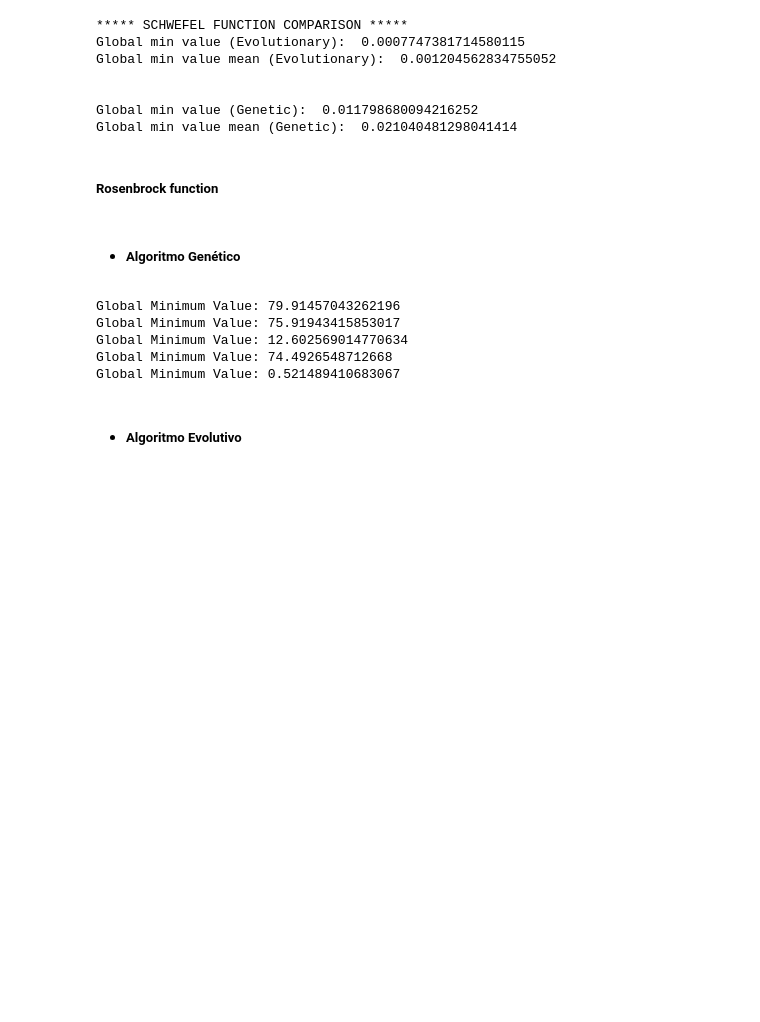
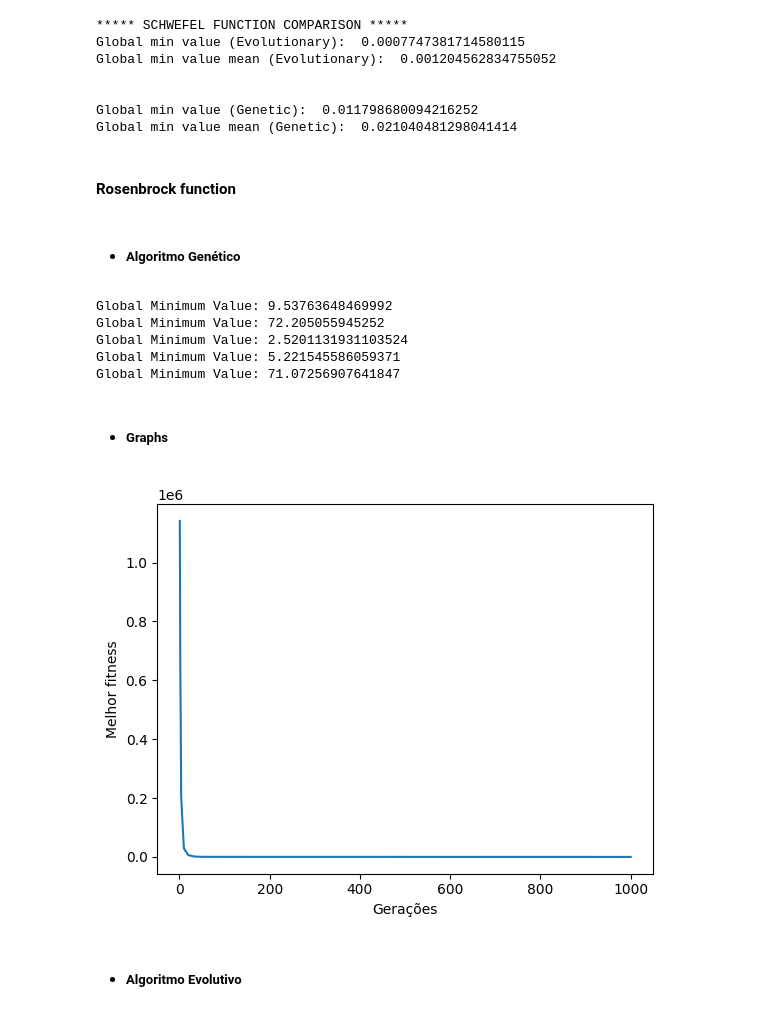
Before and after one commit to CaiolBarreto/function-optimization, a Jupyter notebook: main.ipynb, the cells around one changed output. Saved outputs shown, nothing was run; the diff lists cells and outputs as text; code cells hidden in the pictures; blank space fills up the shorter version.

```diff
--- a/main.ipynb
+++ b/main.ipynb
@@ -206,7 +263,7 @@ Global min value mean (Evolutionary):  0.001204562834755052
 Global min value (Genetic):  0.011798680094216252
 Global min value mean (Genetic):  0.021040481298041414
 # %% [markdown]
-##### Rosenbrock function
+#### Rosenbrock function
 # %%
 min_value, max_value = -5, 10
 rosenbrock_min_values_genetic = []
@@ -226,15 +283,34 @@ params = {
 # %% [markdown]
 - ##### Algoritmo Genético
 # %%
+lower_min_global = float('inf')
+lower_min_fitness_array = []
+
+
 for i in range(NUMBER_OF_EXECUTIONS):
-   global_min_value = genetic_algorithm(**params)
+   global_min_value, best_generations_fitness_array = genetic_algorithm(**params)
    rosenbrock_min_values_genetic.append(global_min_value)
+
+   if global_min_value < lower_min_global:
+      lower_min_global = global_min_value
+      lower_min_fitness_array = best_generations_fitness_array
 # %% [output]
-Global Minimum Value: 79.91457043262196
-Global Minimum Value: 75.91943415853017
-Global Minimum Value: 12.602569014770634
-Global Minimum Value: 74.4926548712668
-Global Minimum Value: 0.521489410683067
+Global Minimum Value: 9.53763648469992
+Global Minimum Value: 72.205055945252
+Global Minimum Value: 2.5201131931103524
+Global Minimum Value: 5.221545586059371
+Global Minimum Value: 71.07256907641847
+# %% [markdown]
+- ##### Graphs
+# %%
+plt.plot(axis_value, lower_min_fitness_array)
+
+plt.xlabel('Gerações')
+plt.ylabel('Melhor fitness')
+
+plt.show()
+# %% [output]
+[figure, added]
 # %% [markdown]
 - ##### Algoritmo Evolutivo
 # %%
```
Also changed, not shown: parts of 13 cells of this notebook, 1 other file.
